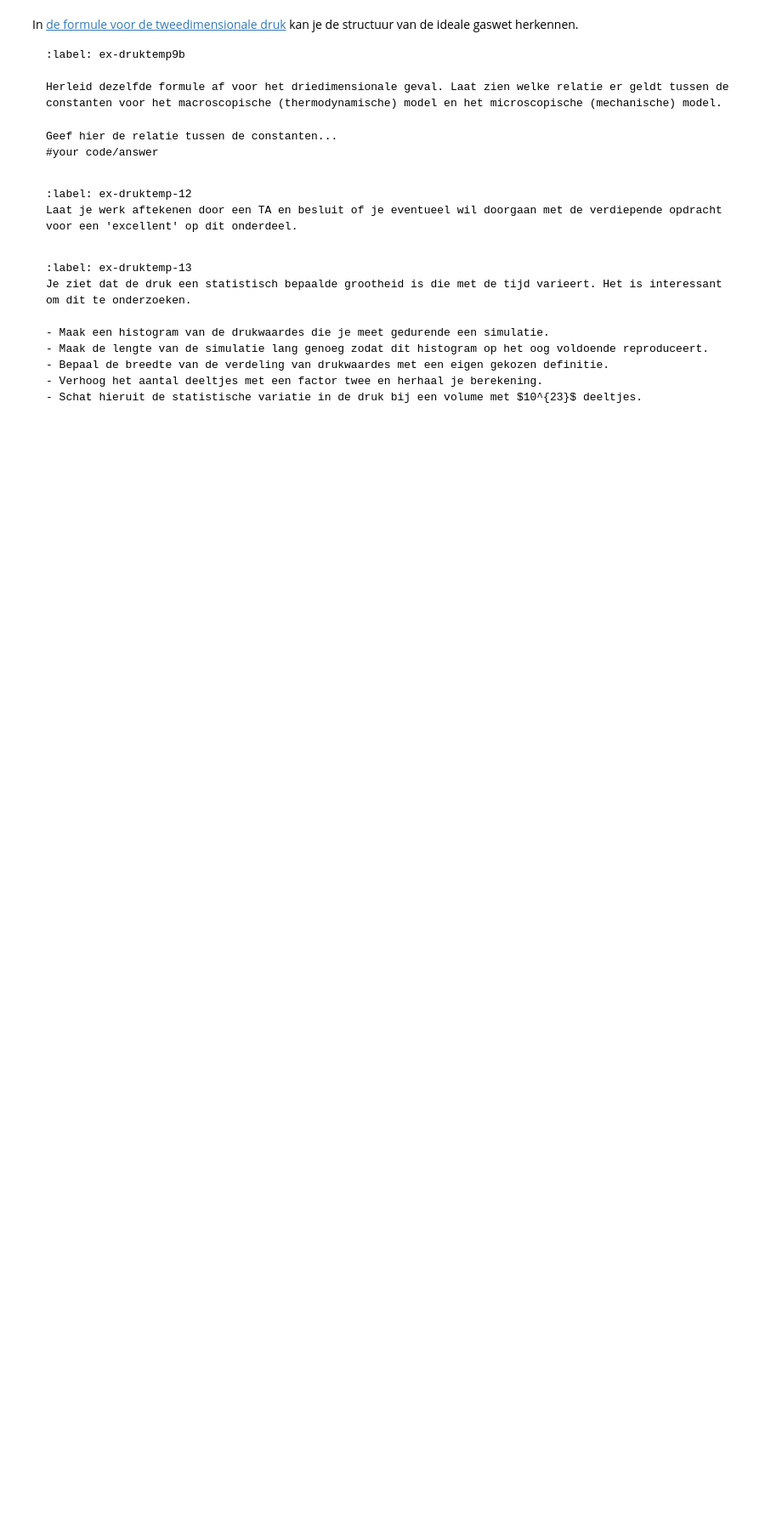
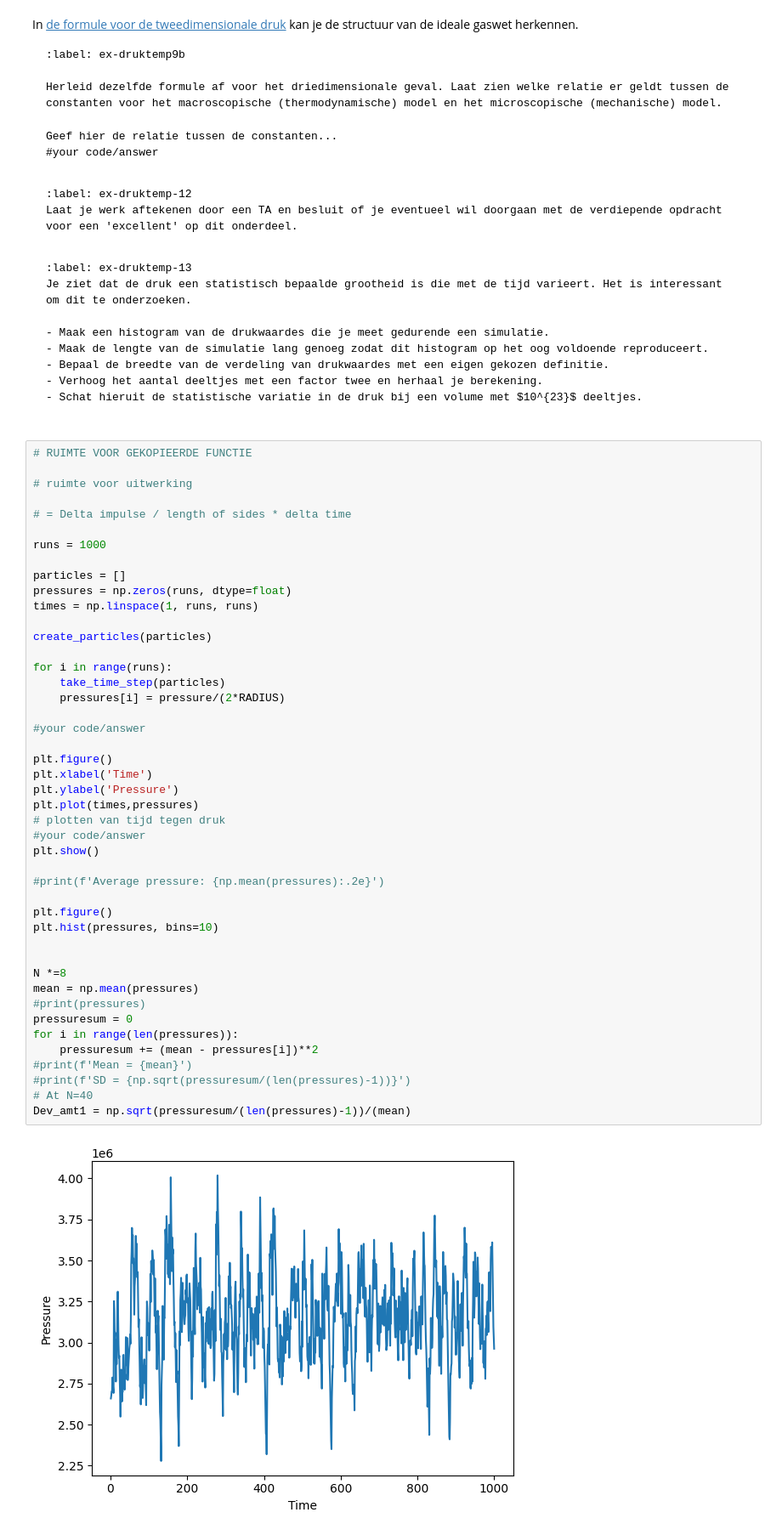
Before and after one commit to oprelo/thermo-project, a Jupyter notebook: Content/PySim/5_druktemp.ipynb, the cells around one changed output. Shown at 85% size. Cells and saved outputs as stored; diff of their text form; blank space fills up the shorter version.

```diff
--- a/Content/PySim/5_druktemp.ipynb
+++ b/Content/PySim/5_druktemp.ipynb
@@ -517,3 +517,50 @@ Je ziet dat de druk een statistisch bepaalde grootheid is die met de tijd variee
 - Bepaal de breedte van de verdeling van drukwaardes met een eigen gekozen definitie.
 - Verhoog het aantal deeltjes met een factor twee en herhaal je berekening.
 - Schat hieruit de statistische variatie in de druk bij een volume met $10^{23}$ deeltjes.
+# %%
+# RUIMTE VOOR GEKOPIEERDE FUNCTIE
+
+# ruimte voor uitwerking
+
+# = Delta impulse / length of sides * delta time
+
+runs = 1000
+
+particles = []
+pressures = np.zeros(runs, dtype=float)
+times = np.linspace(1, runs, runs)
+
+create_particles(particles)
+
+for i in range(runs):
+    take_time_step(particles)
+    pressures[i] = pressure/(2*RADIUS)
+
+#your code/answer
+
+plt.figure()
+plt.xlabel('Time')
+plt.ylabel('Pressure')
+plt.plot(times,pressures)
+# plotten van tijd tegen druk
+#your code/answer
+plt.show()
+
+#print(f'Average pressure: {np.mean(pressures):.2e}')
+
+plt.figure()
+plt.hist(pressures, bins=10)
+
+
+N *=8
+mean = np.mean(pressures)
+#print(pressures)
+pressuresum = 0
+for i in range(len(pressures)):
+    pressuresum += (mean - pressures[i])**2
+#print(f'Mean = {mean}')
+#print(f'SD = {np.sqrt(pressuresum/(len(pressures)-1))}')
+# At N=40
+Dev_amt1 = np.sqrt(pressuresum/(len(pressures)-1))/(mean)
+# %% [output]
+[figure, added]
```
Also changed, not shown: parts of 9 cells of this notebook.
